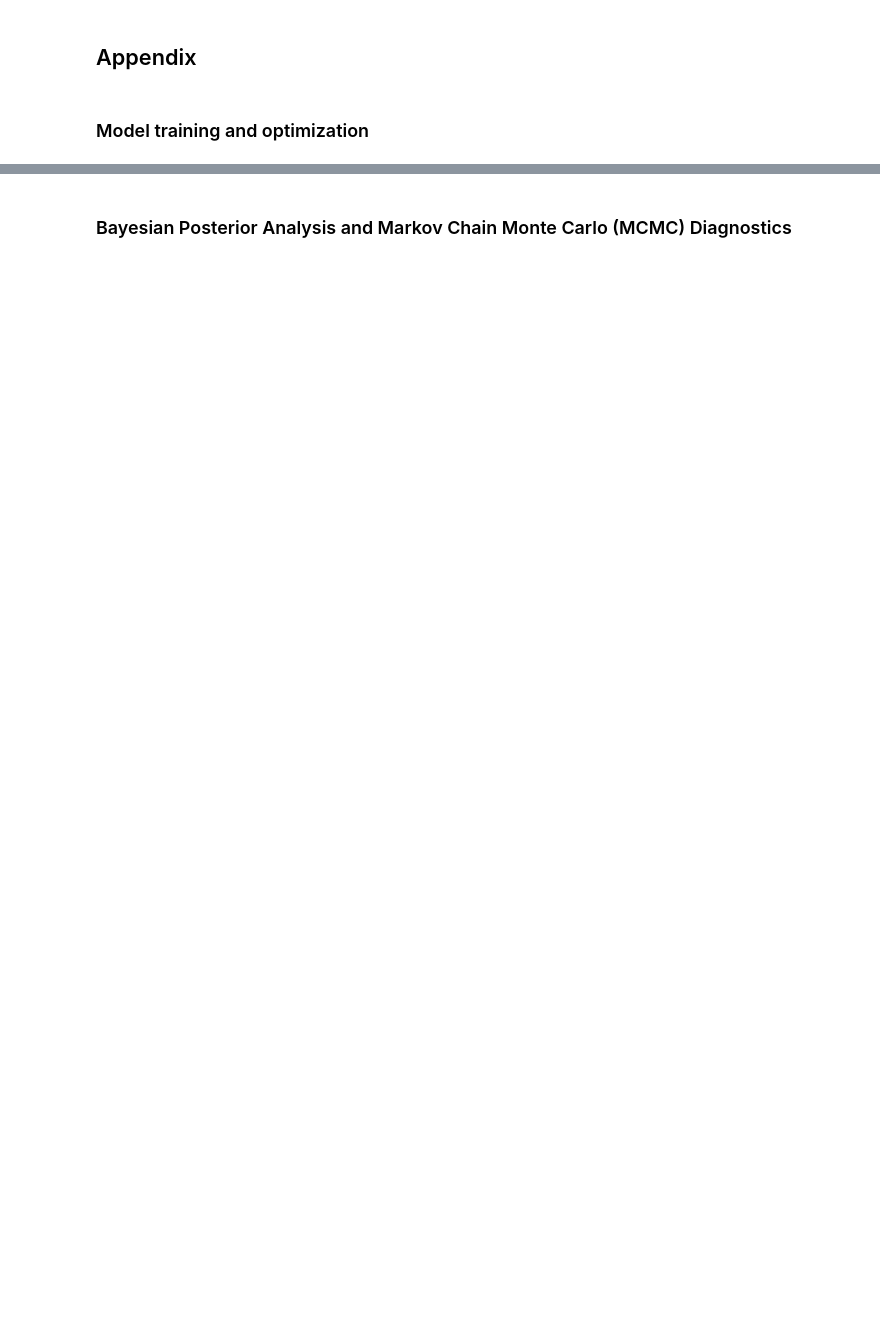
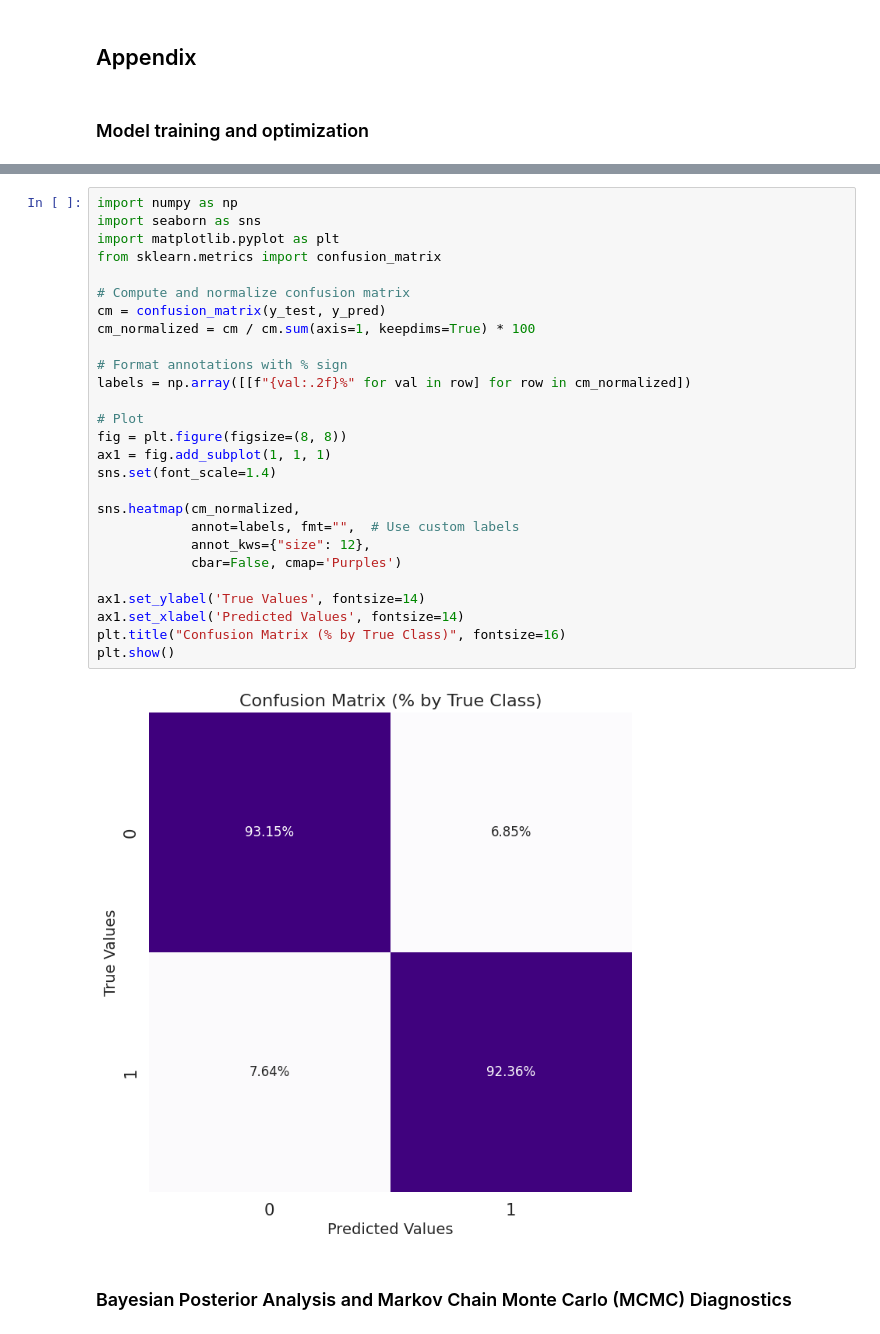
Before and after one commit to taliafabs/STA496, a Jupyter notebook: MidtermPaper/code/STA496_MidtermPaperCode.ipynb, the cells around one changed output, grey strips where cells are left out. Saved outputs shown, nothing was run; the diff lists cells and outputs as text; blank space fills up the shorter version.

```diff
--- a/MidtermPaper/code/STA496_MidtermPaperCode.ipynb
+++ b/MidtermPaper/code/STA496_MidtermPaperCode.ipynb
@@ -846,2 +846,31 @@ plt.show()
+# %%
+import numpy as np
+import seaborn as sns
+import matplotlib.pyplot as plt
+from sklearn.metrics import confusion_matrix
+
+# Compute and normalize confusion matrix
+cm = confusion_matrix(y_test, y_pred)
+cm_normalized = cm / cm.sum(axis=1, keepdims=True) * 100
+
+# Format annotations with % sign
+labels = np.array([[f"{val:.2f}%" for val in row] for row in cm_normalized])
+
+# Plot
+fig = plt.figure(figsize=(8, 8))
+ax1 = fig.add_subplot(1, 1, 1)
+sns.set(font_scale=1.4)
+
+sns.heatmap(cm_normalized,
+            annot=labels, fmt="",  # Use custom labels
+            annot_kws={"size": 12},
+            cbar=False, cmap='Purples')
+
+ax1.set_ylabel('True Values', fontsize=14)
+ax1.set_xlabel('Predicted Values', fontsize=14)
+plt.title("Confusion Matrix (% by True Class)", fontsize=16)
+plt.show()
+# %% [output]
+[figure, added]
 # %% [markdown]
 ### Bayesian Posterior Analysis and Markov Chain Monte Carlo (MCMC) Diagnostics
```
Also changed, not shown: parts of 33 cells of this notebook.
